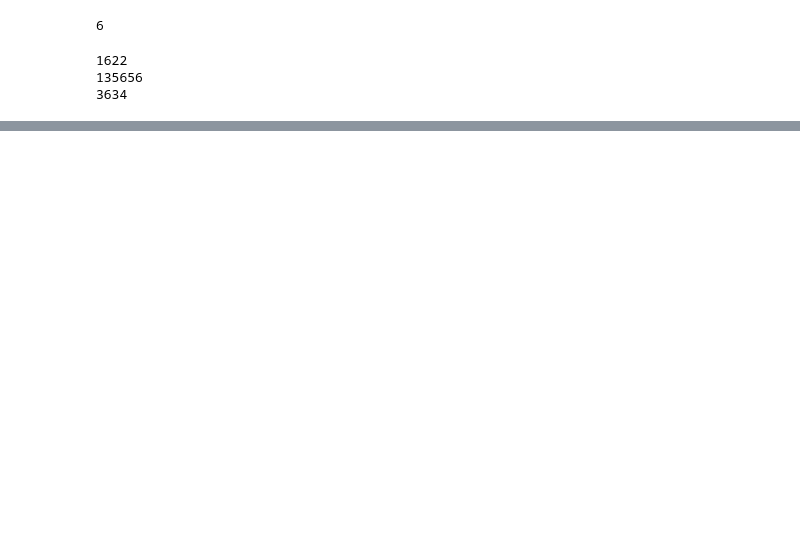
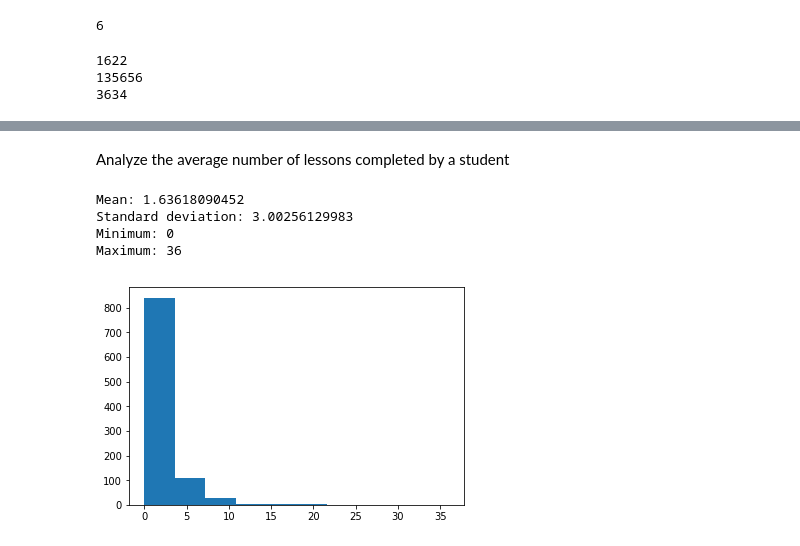
Before and after one commit to lucylow/udacity_student_engagement, a Jupyter notebook: student_engagement.ipynb, the cells around one changed output, grey strips where cells are left out. Cells and saved outputs as stored; diff of their text form; code cells hidden in the pictures; blank space fills up the shorter version.

```diff
--- a/student_engagement.ipynb
+++ b/student_engagement.ipynb
@@ -283,7 +269,0 @@ len(paid_students)
-# %%
-# Takes a student's join date and the date of a specific engagement record,
-# and returns True if that engagement record happened within one week
-# of the student joining.
-def within_one_week(join_date, engagement_date):
-    time_delta = engagement_date - join_date
-    return time_delta.days < 7
@@ -404,0 +540,15 @@ non_passing_engagement =
+# %% [markdown]
+Analyze the average number of lessons completed by a student
+# %%
+# group the engagement data by account
+# sum up the total amount of lessons completed by each account key
+
+lessons_completed_by_account = sum_grouped_items(engagement_by_account, 'lessons_completed')
+
+describe_data(lessons_completed_by_account.values())
+# %% [output]
+Mean: 1.63618090452
+Standard deviation: 3.00256129983
+Minimum: 0
+Maximum: 36
+[figure, added]
```
Also changed, not shown: parts of 82 cells of this notebook.
